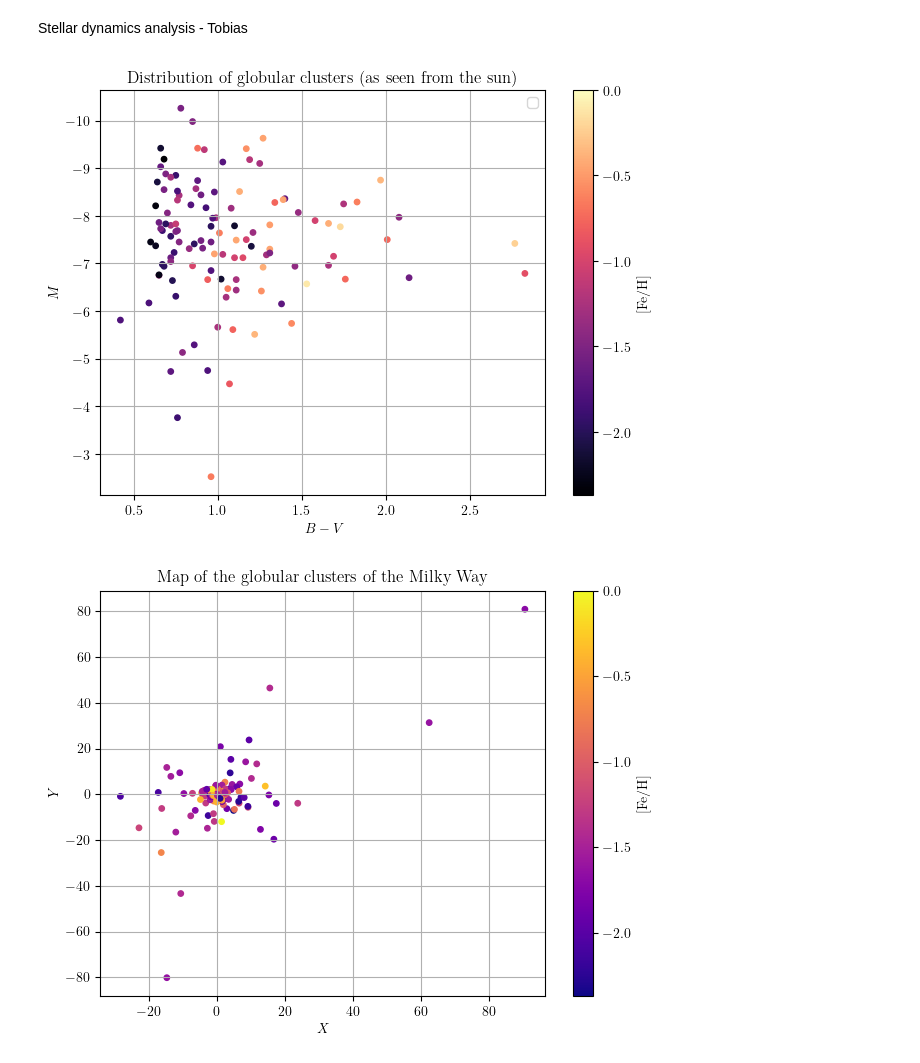
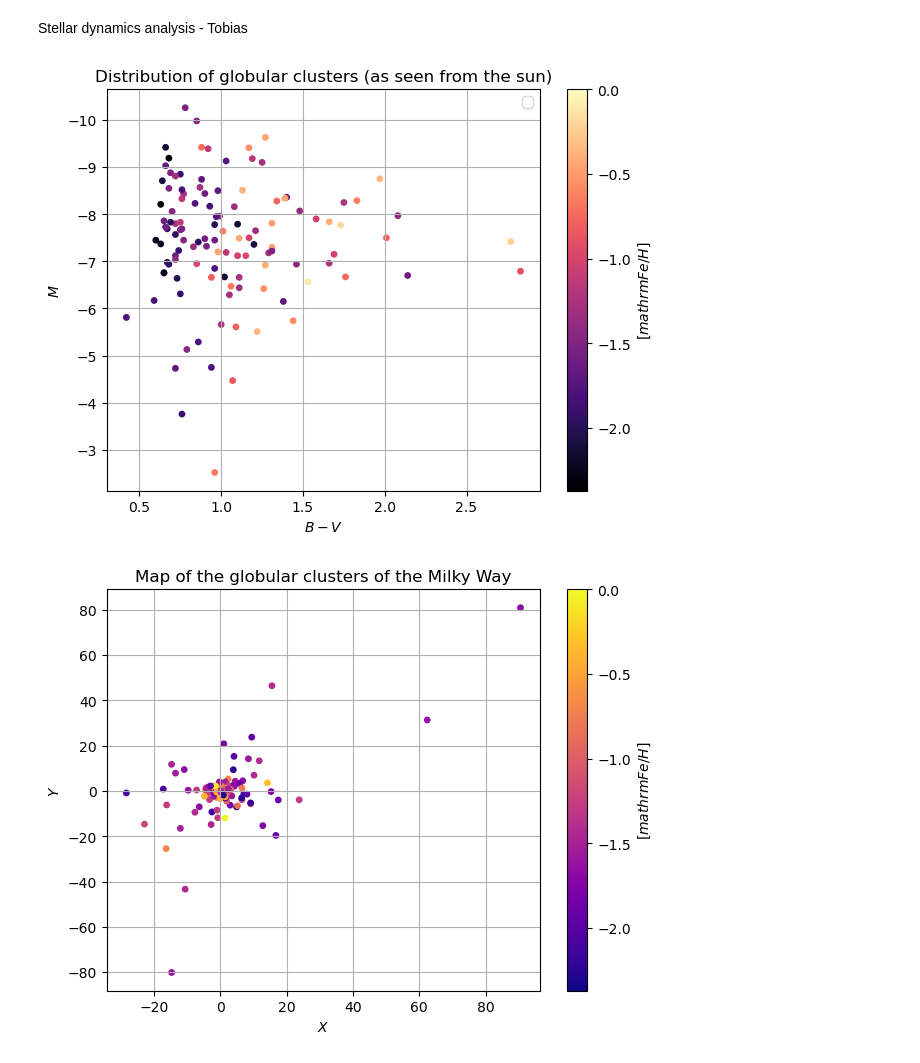
Before and after one commit to eddikebrygger/PHYS3116---Project, a Jupyter notebook: Main_file.ipynb, the cells around one changed output. Saved outputs shown, nothing was run; the diff lists cells and outputs as text; code cells hidden in the pictures.

```diff
--- a/Main_file.ipynb
+++ b/Main_file.ipynb
@@ -48,19 +48,19 @@ mask = mtlc > -0.8
 # %%
 plt.figure()
 plt.scatter(BmV,M_V,15,mtlc,cmap='magma',vmin=mtlc.min(),vmax=mtlc.max())
-plt.colorbar(label =r'$[\mathrm{Fe/H}]$')
-plt.xlabel(r'$B-V$')
-plt.ylabel(r'$M$')
+plt.colorbar(label ='$[mathrm{Fe/H}]$')
+plt.xlabel('$B-V$')
+plt.ylabel('$M$')
 plt.legend()
 plt.grid()
 # plt.gca().invert_xaxis()
 plt.gca().invert_yaxis()
 plt.tight_layout()
 plt.xlim()
-plt.title(r'Distribution of globular clusters (as seen from the sun)')
+plt.title('Distribution of globular clusters (as seen from the sun)')
 plt.show()
 # %% [output]
-[figure, old version]
+[figure, new version]
 # %%
 X_gc = np.cos(L)*R_gc*np.sin(B)
 Y_gc = np.sin(L)*R_gc*np.sin(B)
@@ -68,18 +68,18 @@ Z_gc = np.cos(B)*R_gc
 # %%
 plt.figure()
 plt.scatter(X_gc,Y_gc,15,mtlc,cmap='plasma',vmin=(mtlc).min(),vmax=(mtlc).max())
-plt.colorbar(label =r'$[\mathrm{Fe/H}]$')
-plt.xlabel(r'$X$')
-plt.ylabel(r'$Y$')
+plt.colorbar(label ='$[mathrm{Fe/H}]$')
+plt.xlabel('$X$')
+plt.ylabel('$Y$')
 # plt.legend()
 plt.grid()
 # plt.ylim(-25,25)
 # plt.xlim(-25,25)
 plt.tight_layout()
-plt.title(r'Map of the globular clusters of the Milky Way')
+plt.title('Map of the globular clusters of the Milky Way')
 plt.show()
 # %% [output]
-[figure, old version]
+[figure, new version]
 # %%
 plt.figure()
 plt.scatter(B,R_gc,15,mtlc,cmap='plasma',vmin=(mtlc).min(),vmax=(mtlc).max())
```
Also changed, not shown: parts of 4 cells of this notebook.
